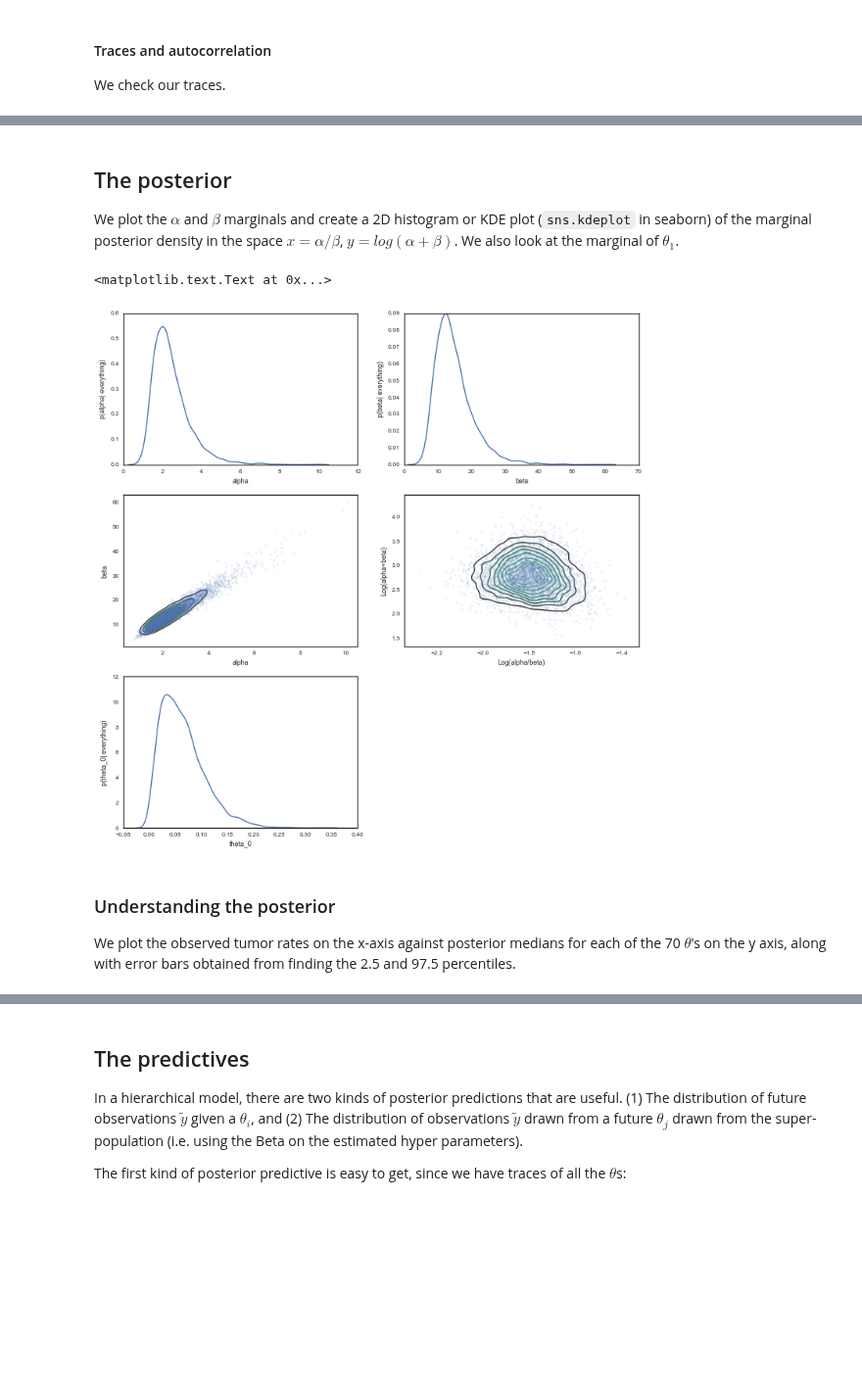
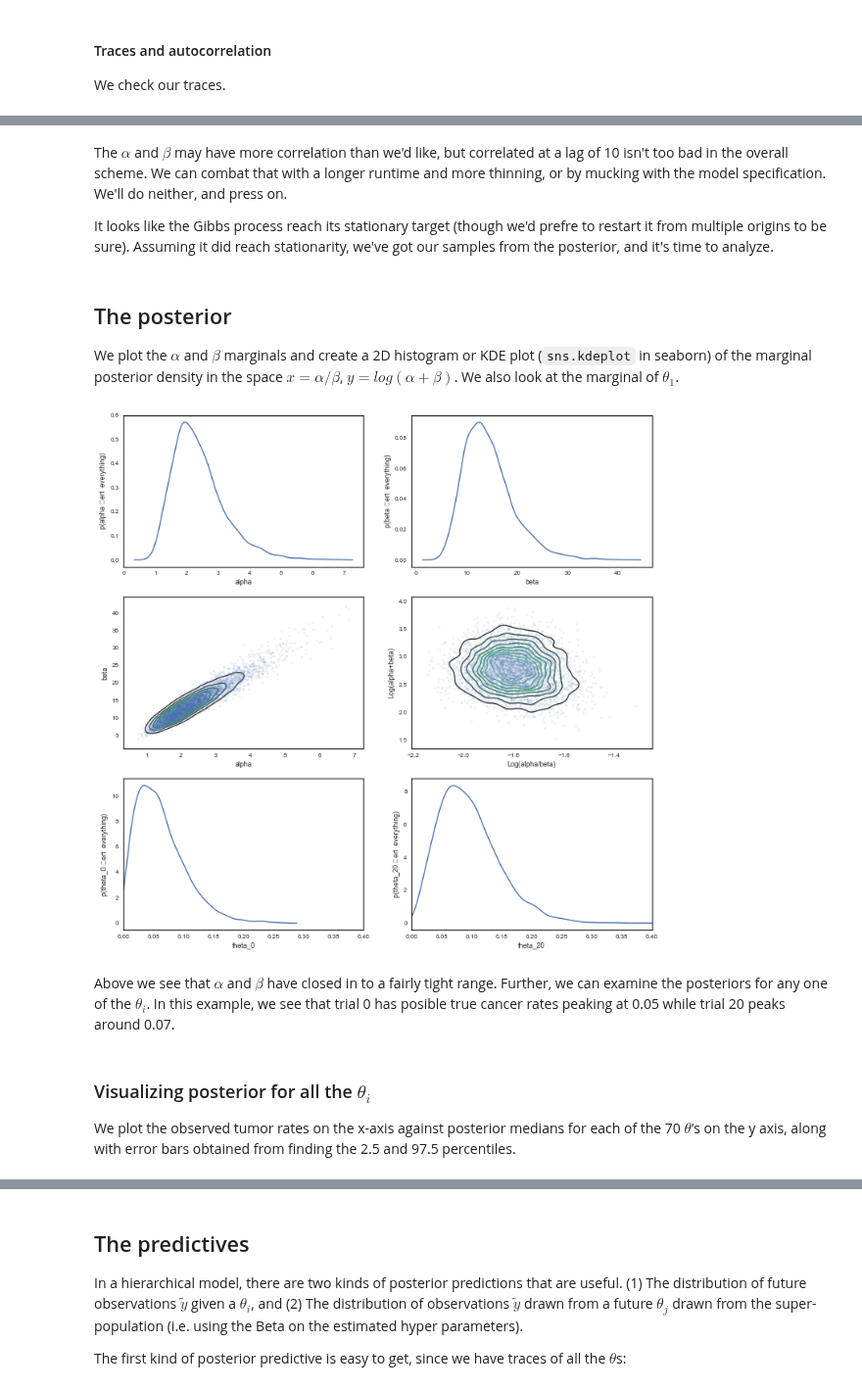
Before and after one commit to wclaybaugh/2017, a Jupyter notebook: wiki/tumorlab.ipynb, the cells around one changed output, grey strips where cells are left out. Shown at 98% size. Saved outputs shown, nothing was run; the diff lists cells and outputs as text; code cells hidden in the pictures; blank space fills up the shorter version.

Commit message:
finished hierarchical models (thank god, those were a mess)

```diff
--- a/wiki/tumorlab.ipynb
+++ b/wiki/tumorlab.ipynb
@@ -382,3 +284,7 @@ corrplot(thetastrace[:,7])
+# %% [markdown]
+The $\alpha$ and $\beta$ may have more correlation than we'd like, but correlated at a lag of 10 isn't too bad in the overall scheme. We can combat that with a longer runtime and more thinning, or by mucking with the model specification. We'll do neither, and press on.
+
+It looks like the Gibbs process reach its stationary target (though we'd prefre to restart it from multiple origins to be sure). Assuming it did reach stationarity, we've got our samples from the posterior, and it's time to analyze.
 # %% [markdown]
 ## The posterior
 
@@ -386,34 +292,43 @@ We plot the $\alpha$ and $\beta$ marginals and create a 2D histogram or KDE plot
 # %%
 plt.figure(figsize=[12,12])
 plt.subplot(3,2,1)
+
 sns.kdeplot(alphatrace)
 plt.xlabel('alpha')
 plt.ylabel('p(alpha \vert  everything)')
 plt.subplot(3,2,2)
 sns.kdeplot(betatrace)
 plt.xlabel('beta')
 plt.ylabel('p(beta \vert  everything)')
 plt.subplot(3,2,3)
 plt.plot(alphatrace, betatrace,'.', alpha=0.1)
 sns.kdeplot(alphatrace, betatrace)
 plt.xlabel('alpha')
 plt.ylabel('beta')
 
 plt.subplot(3,2,4)
 plt.plot(np.log(alphatrace/betatrace), np.log(alphatrace+betatrace),'.', alpha=0.1)
 sns.kdeplot(np.log(alphatrace/betatrace), np.log(alphatrace+betatrace))
 plt.xlabel('Log(alpha/beta)')
 plt.ylabel('Log(alpha+beta)')
 
 plt.subplot(3,2,5)
 sns.kdeplot(thetastrace[:,0])
 plt.xlabel('theta_0')
-plt.ylabel('p(theta_0 \vert  everything)')
+plt.ylabel('p(theta_0 \vert  everything)');
+plt.xlim(0,.4)
+
+plt.subplot(3,2,6)
+sns.kdeplot(thetastrace[:,20])
+plt.xlabel('theta_20')
+plt.ylabel('p(theta_20 \vert  everything)');
+plt.xlim(0,.4);
 # %% [output]
-<matplotlib.text.Text at 0x...>
-[figure, old version]
+[figure, new version]
+# %% [markdown]
+Above we see that $\alpha$ and $\beta$ have closed in to a fairly tight range. Further, we can examine the posteriors for any one of the $\theta_i$. In this example, we see that trial 0 has posible true cancer rates peaking at 0.05 while trial 20 peaks around 0.07.
 # %% [markdown]
-### Understanding the posterior
+### Visualizing posterior for all the $\theta_i$
 
 We plot the observed tumor rates on the x-axis against posterior medians for each of the 70 $\theta$'s on the y axis, along with error bars obtained from finding the 2.5 and 97.5 percentiles.
 # %%
```
Also changed, not shown: parts of 31 cells of this notebook, 3 other files.
